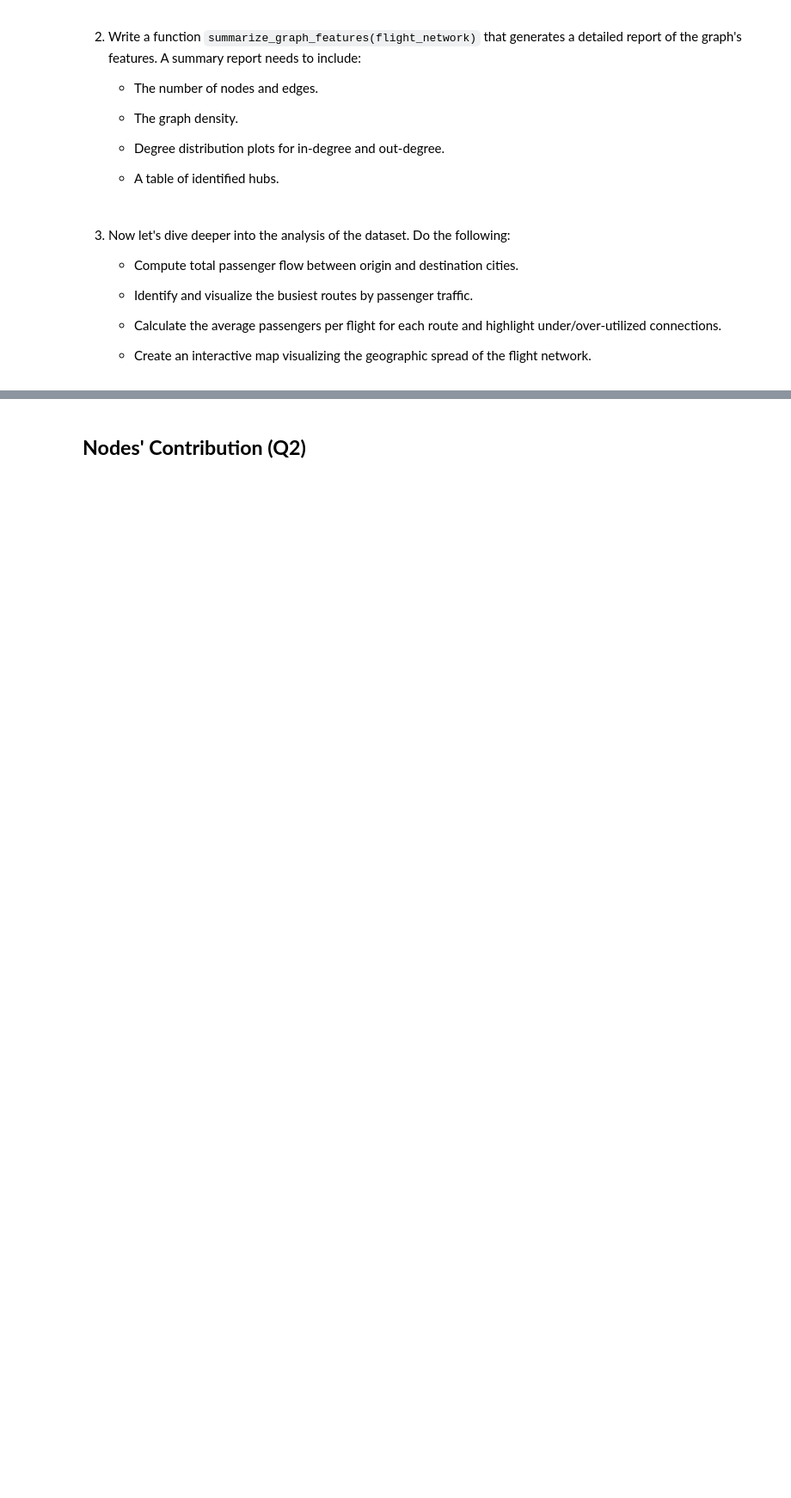
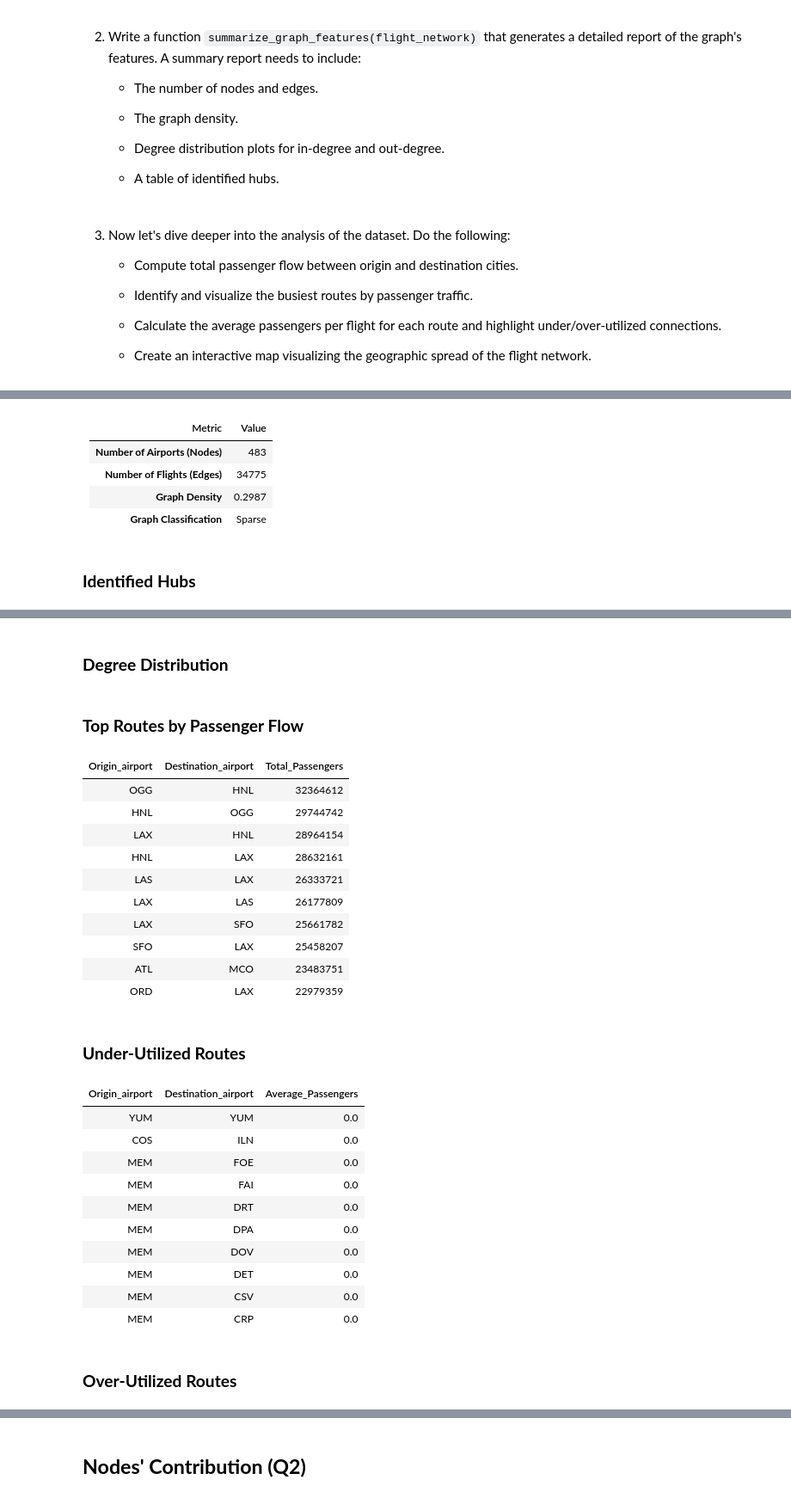
Before and after one commit to zimmy11/ADM-HW5, a Jupyter notebook: main.ipynb, the cells around one changed output, grey strips where cells are left out. Shown at 86% size. Drawn from its saved outputs; the diff is of its cells as text; code cells hidden in the pictures; blank space fills up the shorter version.

```diff
--- a/main.ipynb
+++ b/main.ipynb
@@ -81,0 +237,3 @@ graph = functions.create_airport_graph(df)
+# %%
+functions.generate_report(df, graph)
+# %% [output]
@@ -81,0 +241,8 @@ graph = functions.create_airport_graph(df)
+
+| Metric                  | Value                      |
+|-------------------------|----------------------------|
+| **Number of Airports (Nodes)**      | 483          |
+| **Number of Flights (Edges)**       | 34775          |
+| **Graph Density**           | 0.2987|
+| **Graph Classification**    | Sparse |
+### **Identified Hubs**
@@ -81,0 +252,26 @@ graph = functions.create_airport_graph(df)
+### **Degree Distribution**
+### **Top Routes by Passenger Flow**
+| Origin_airport | Destination_airport | Total_Passengers |
+| OGG | HNL | 32364612 |
+| HNL | OGG | 29744742 |
+| LAX | HNL | 28964154 |
+| HNL | LAX | 28632161 |
+| LAS | LAX | 26333721 |
+| LAX | LAS | 26177809 |
+| LAX | SFO | 25661782 |
+| SFO | LAX | 25458207 |
+| ATL | MCO | 23483751 |
+| ORD | LAX | 22979359 |
+### **Under-Utilized Routes**
+| Origin_airport | Destination_airport | Average_Passengers |
+| YUM | YUM | 0.0 |
+| COS | ILN | 0.0 |
+| MEM | FOE | 0.0 |
+| MEM | FAI | 0.0 |
+| MEM | DRT | 0.0 |
+| MEM | DPA | 0.0 |
+| MEM | DOV | 0.0 |
+| MEM | DET | 0.0 |
+| MEM | CSV | 0.0 |
+| MEM | CRP | 0.0 |
+### **Over-Utilized Routes**
```
Also changed, not shown: parts of 18 cells of this notebook, 2 other files.
